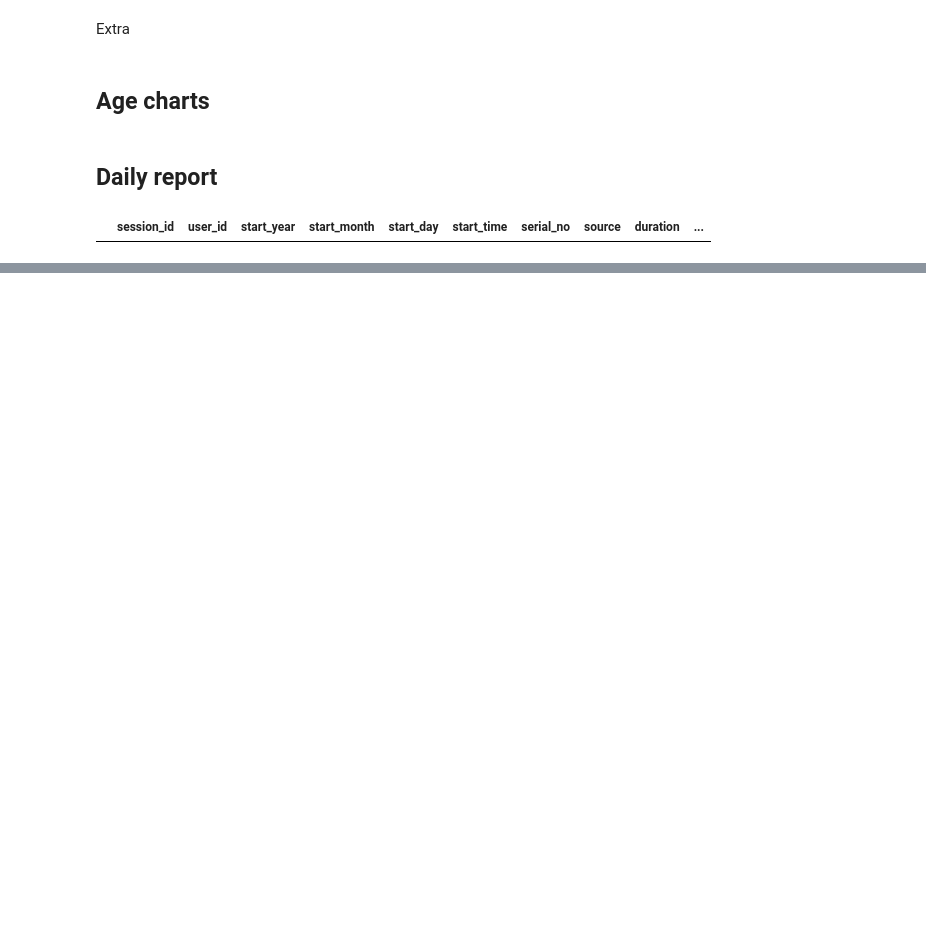
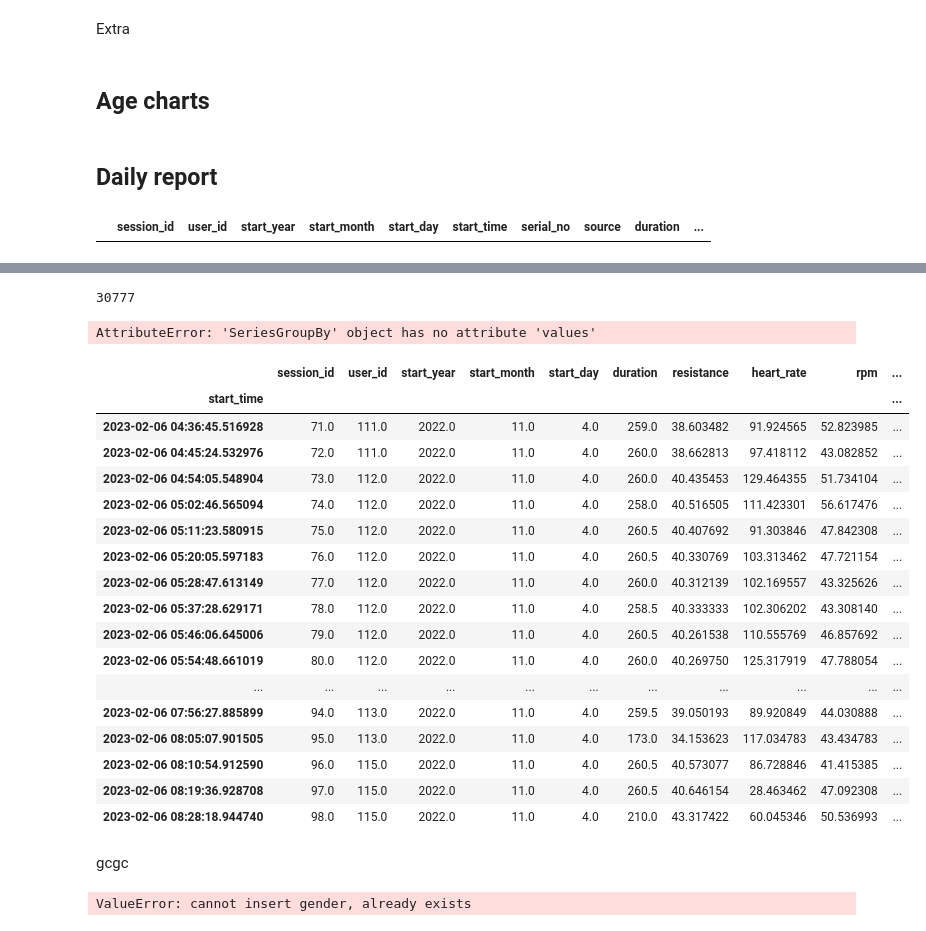
Before and after one commit to Eros-code/Deloton, a Jupyter notebook: app/processing_stage.ipynb, the cells around one changed output, grey strips where cells are left out. Saved outputs shown, nothing was run; the diff lists cells and outputs as text; code cells hidden in the pictures; blank space fills up the shorter version.

```diff
--- a/app/processing_stage.ipynb
+++ b/app/processing_stage.ipynb
@@ -213,4 +208,0 @@ KeyError: 'gender'
-# %%
-recent_rides_df['gender']
-mean_individual_recent_rides['gender'] = recent_rides_df['gender']
-mean_individual_recent_rides
@@ -266,0 +259,4 @@ todays_rides
+# %%
+import numpy as np
+recent_rides_df[recent_rides_df['heart_rate'] == 0] = np.nan
+recent_rides_df['heart_rate'].mean()
@@ -266,0 +317,37 @@ todays_rides
+# %%
+len(recent_rides_df['gender'].values)
+# %% [output]
+30777
+# %%
+recent_rides_df.groupby(['start_time'])['gender'].values
+# %% [output]
+AttributeError: 'SeriesGroupBy' object has no attribute 'values'
+# %%
+mean_individual_recent_rides['gender'] = recent_rides_df.groupby(['start_time'])['gender']
+mean_individual_recent_rides
+# %% [output]
+|  | session_id | user_id | start_year | start_month | start_day | duration | resistance | heart_rate | rpm | ... |
+| start_time |  |  |  |  |  |  |  |  |  | ... |
+| 2023-02-06 04:36:45.516928 | 71.0 | 111.0 | 2022.0 | 11.0 | 4.0 | 259.0 | 38.603482 | 91.924565 | 52.823985 | ... |
+| 2023-02-06 04:45:24.532976 | 72.0 | 111.0 | 2022.0 | 11.0 | 4.0 | 260.0 | 38.662813 | 97.418112 | 43.082852 | ... |
+| 2023-02-06 04:54:05.548904 | 73.0 | 112.0 | 2022.0 | 11.0 | 4.0 | 260.0 | 40.435453 | 129.464355 | 51.734104 | ... |
+| 2023-02-06 05:02:46.565094 | 74.0 | 112.0 | 2022.0 | 11.0 | 4.0 | 258.0 | 40.516505 | 111.423301 | 56.617476 | ... |
+| 2023-02-06 05:11:23.580915 | 75.0 | 112.0 | 2022.0 | 11.0 | 4.0 | 260.5 | 40.407692 | 91.303846 | 47.842308 | ... |
+| 2023-02-06 05:20:05.597183 | 76.0 | 112.0 | 2022.0 | 11.0 | 4.0 | 260.5 | 40.330769 | 103.313462 | 47.721154 | ... |
+| 2023-02-06 05:28:47.613149 | 77.0 | 112.0 | 2022.0 | 11.0 | 4.0 | 260.0 | 40.312139 | 102.169557 | 43.325626 | ... |
+| 2023-02-06 05:37:28.629171 | 78.0 | 112.0 | 2022.0 | 11.0 | 4.0 | 258.5 | 40.333333 | 102.306202 | 43.308140 | ... |
+| 2023-02-06 05:46:06.645006 | 79.0 | 112.0 | 2022.0 | 11.0 | 4.0 | 260.5 | 40.261538 | 110.555769 | 46.857692 | ... |
+| 2023-02-06 05:54:48.661019 | 80.0 | 112.0 | 2022.0 | 11.0 | 4.0 | 260.0 | 40.269750 | 125.317919 | 47.788054 | ... |
+| ... | ... | ... | ... | ... | ... | ... | ... | ... | ... | ... |
+| 2023-02-06 07:56:27.885899 | 94.0 | 113.0 | 2022.0 | 11.0 | 4.0 | 259.5 | 39.050193 | 89.920849 | 44.030888 | ... |
+| 2023-02-06 08:05:07.901505 | 95.0 | 113.0 | 2022.0 | 11.0 | 4.0 | 173.0 | 34.153623 | 117.034783 | 43.434783 | ... |
+| 2023-02-06 08:10:54.912590 | 96.0 | 115.0 | 2022.0 | 11.0 | 4.0 | 260.5 | 40.573077 | 86.728846 | 41.415385 | ... |
+| 2023-02-06 08:19:36.928708 | 97.0 | 115.0 | 2022.0 | 11.0 | 4.0 | 260.5 | 40.646154 | 28.463462 | 47.092308 | ... |
+| 2023-02-06 08:28:18.944740 | 98.0 | 115.0 | 2022.0 | 11.0 | 4.0 | 210.0 | 43.317422 | 60.045346 | 50.536993 | ... |
+# %% [markdown]
+gcgc
+# %%
+mean_individual_recent_rides.insert(13, 'gender', recent_rides_df['gender'])
+mean_individual_recent_rides
+# %% [output]
+ValueError: cannot insert gender, already exists
```
Also changed, not shown: parts of 13 cells of this notebook, 9 other files.
